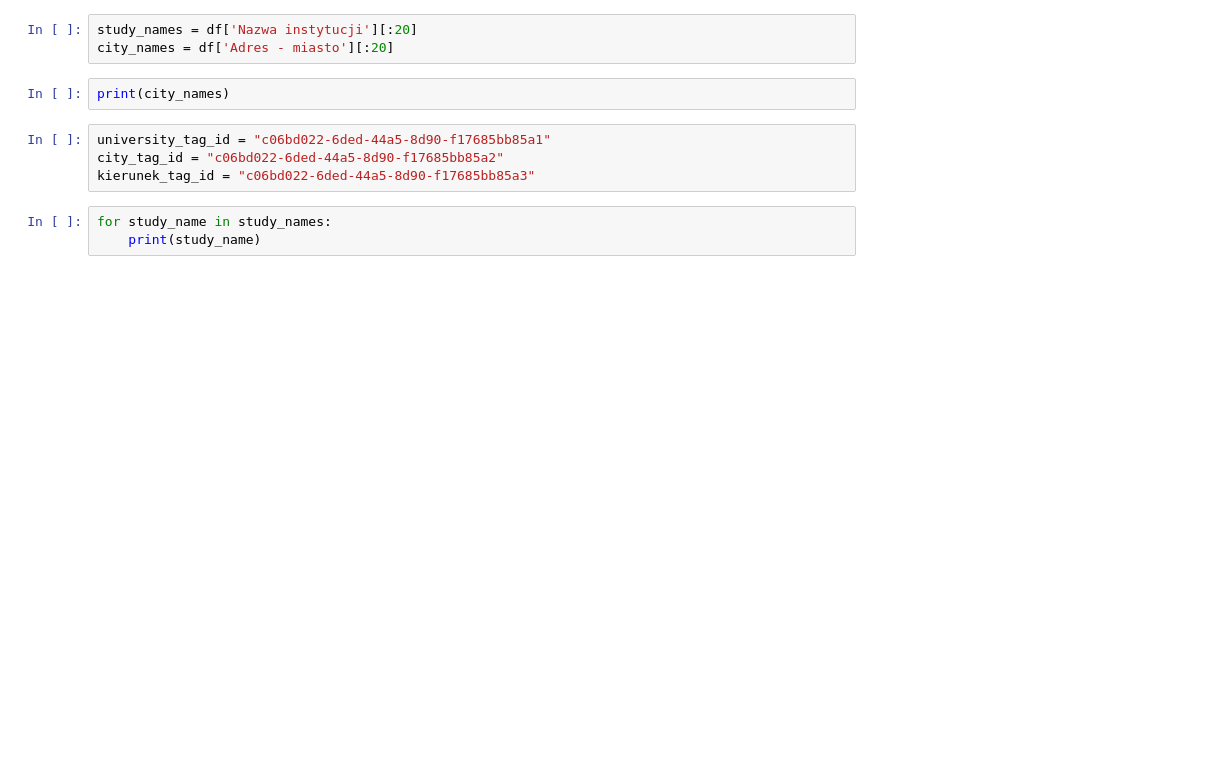
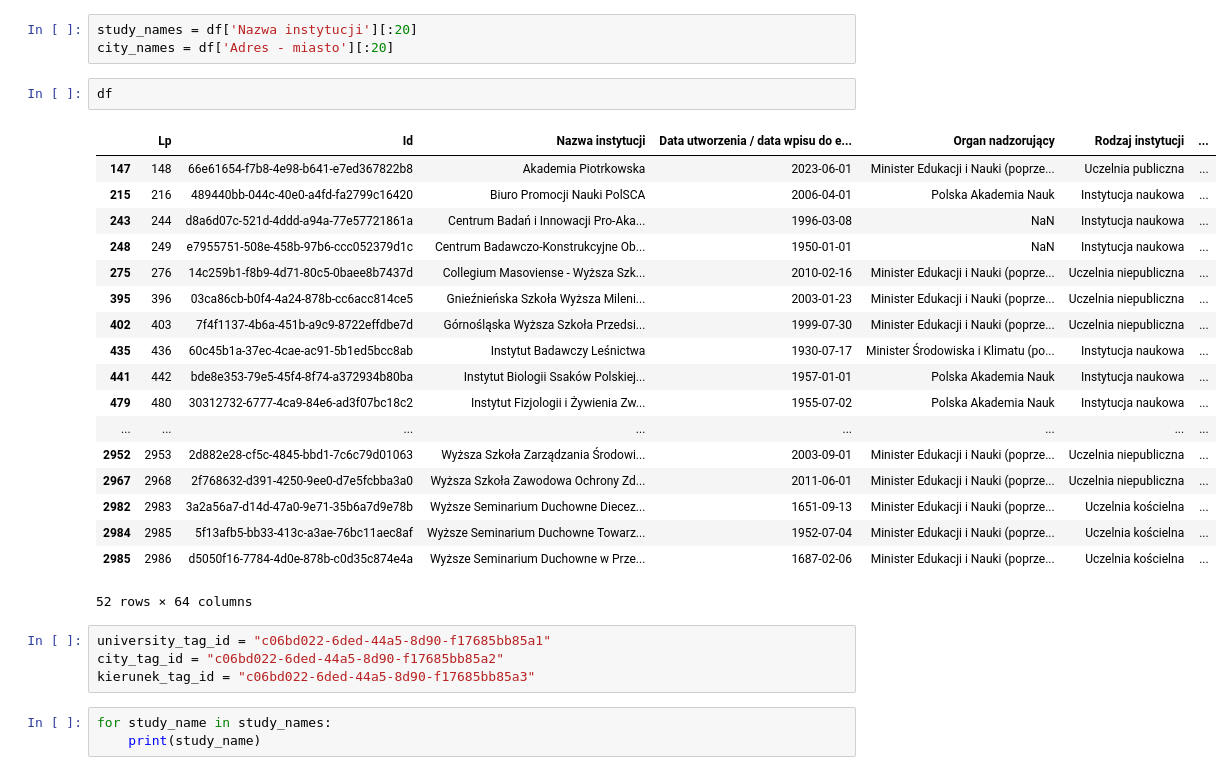
Before and after one commit to hackyeah-legumina/AI-microservice, a Jupyter notebook: preprepare_notebooks/data_prepare.ipynb, the cells around one changed output. Drawn from its saved outputs; the diff is of its cells as text; blank space fills up the shorter version.

```diff
--- a/preprepare_notebooks/data_prepare.ipynb
+++ b/preprepare_notebooks/data_prepare.ipynb
@@ -24,8 +69,27 @@ print(df.describe())
 # %%
 study_names = df['Nazwa instytucji'][:20]
 city_names = df['Adres - miasto'][:20]
-# %%
-print(city_names)
+# %%
+df
+# %% [output]
+|  | Lp | Id | Nazwa instytucji | Data utworzenia / data wpisu do e... | Organ nadzorujący | Rodzaj instytucji | ... |
+| 147 | 148 | 66e61654-f7b8-4e98-b641-e7ed367822b8 | Akademia Piotrkowska | 2023-06-01 | Minister Edukacji i Nauki (poprze... | Uczelnia publiczna | ... |
+| 215 | 216 | 489440bb-044c-40e0-a4fd-fa2799c16420 | Biuro Promocji Nauki PolSCA | 2006-04-01 | Polska Akademia Nauk | Instytucja naukowa | ... |
+| 243 | 244 | d8a6d07c-521d-4ddd-a94a-77e57721861a | Centrum Badań i Innowacji Pro-Aka... | 1996-03-08 | NaN | Instytucja naukowa | ... |
+| 248 | 249 | e7955751-508e-458b-97b6-ccc052379d1c | Centrum Badawczo-Konstrukcyjne Ob... | 1950-01-01 | NaN | Instytucja naukowa | ... |
+| 275 | 276 | 14c259b1-f8b9-4d71-80c5-0baee8b7437d | Collegium Masoviense - Wyższa Szk... | 2010-02-16 | Minister Edukacji i Nauki (poprze... | Uczelnia niepubliczna | ... |
+| 395 | 396 | 03ca86cb-b0f4-4a24-878b-cc6acc814ce5 | Gnieźnieńska Szkoła Wyższa Mileni... | 2003-01-23 | Minister Edukacji i Nauki (poprze... | Uczelnia niepubliczna | ... |
+| 402 | 403 | 7f4f1137-4b6a-451b-a9c9-8722effdbe7d | Górnośląska Wyższa Szkoła Przedsi... | 1999-07-30 | Minister Edukacji i Nauki (poprze... | Uczelnia niepubliczna | ... |
+| 435 | 436 | 60c45b1a-37ec-4cae-ac91-5b1ed5bcc8ab | Instytut Badawczy Leśnictwa | 1930-07-17 | Minister Środowiska i Klimatu (po... | Instytucja naukowa | ... |
+| 441 | 442 | bde8e353-79e5-45f4-8f74-a372934b80ba | Instytut Biologii Ssaków Polskiej... | 1957-01-01 | Polska Akademia Nauk | Instytucja naukowa | ... |
+| 479 | 480 | 30312732-6777-4ca9-84e6-ad3f07bc18c2 | Instytut Fizjologii i Żywienia Zw... | 1955-07-02 | Polska Akademia Nauk | Instytucja naukowa | ... |
+| ... | ... | ... | ... | ... | ... | ... | ... |
+| 2952 | 2953 | 2d882e28-cf5c-4845-bbd1-7c6c79d01063 | Wyższa Szkoła Zarządzania Środowi... | 2003-09-01 | Minister Edukacji i Nauki (poprze... | Uczelnia niepubliczna | ... |
+| 2967 | 2968 | 2f768632-d391-4250-9ee0-d7e5fcbba3a0 | Wyższa Szkoła Zawodowa Ochrony Zd... | 2011-06-01 | Minister Edukacji i Nauki (poprze... | Uczelnia niepubliczna | ... |
+| 2982 | 2983 | 3a2a56a7-d14d-47a0-9e71-35b6a7d9e78b | Wyższe Seminarium Duchowne Diecez... | 1651-09-13 | Minister Edukacji i Nauki (poprze... | Uczelnia kościelna | ... |
+| 2984 | 2985 | 5f13afb5-bb33-413c-a3ae-76bc11aec8af | Wyższe Seminarium Duchowne Towarz... | 1952-07-04 | Minister Edukacji i Nauki (poprze... | Uczelnia kościelna | ... |
+| 2985 | 2986 | d5050f16-7784-4d0e-878b-c0d35c874e4a | Wyższe Seminarium Duchowne w Prze... | 1687-02-06 | Minister Edukacji i Nauki (poprze... | Uczelnia kościelna | ... |
+52 rows × 64 columns
 # %%
 university_tag_id = "c06bd022-6ded-44a5-8d90-f17685bb85a1"
 city_tag_id = "c06bd022-6ded-44a5-8d90-f17685bb85a2"
```
Also changed, not shown: parts of 4 cells of this notebook, 2 other files.
